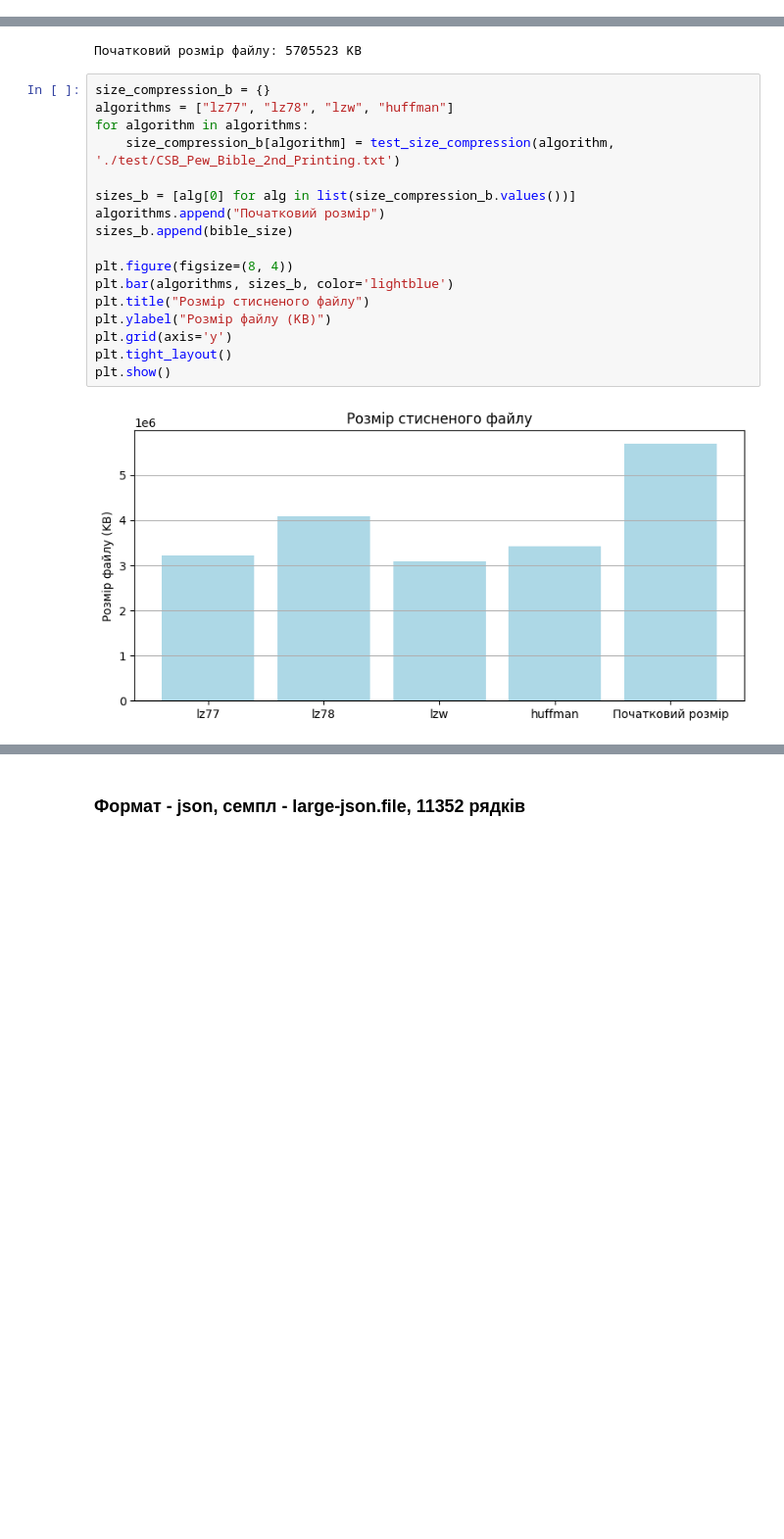
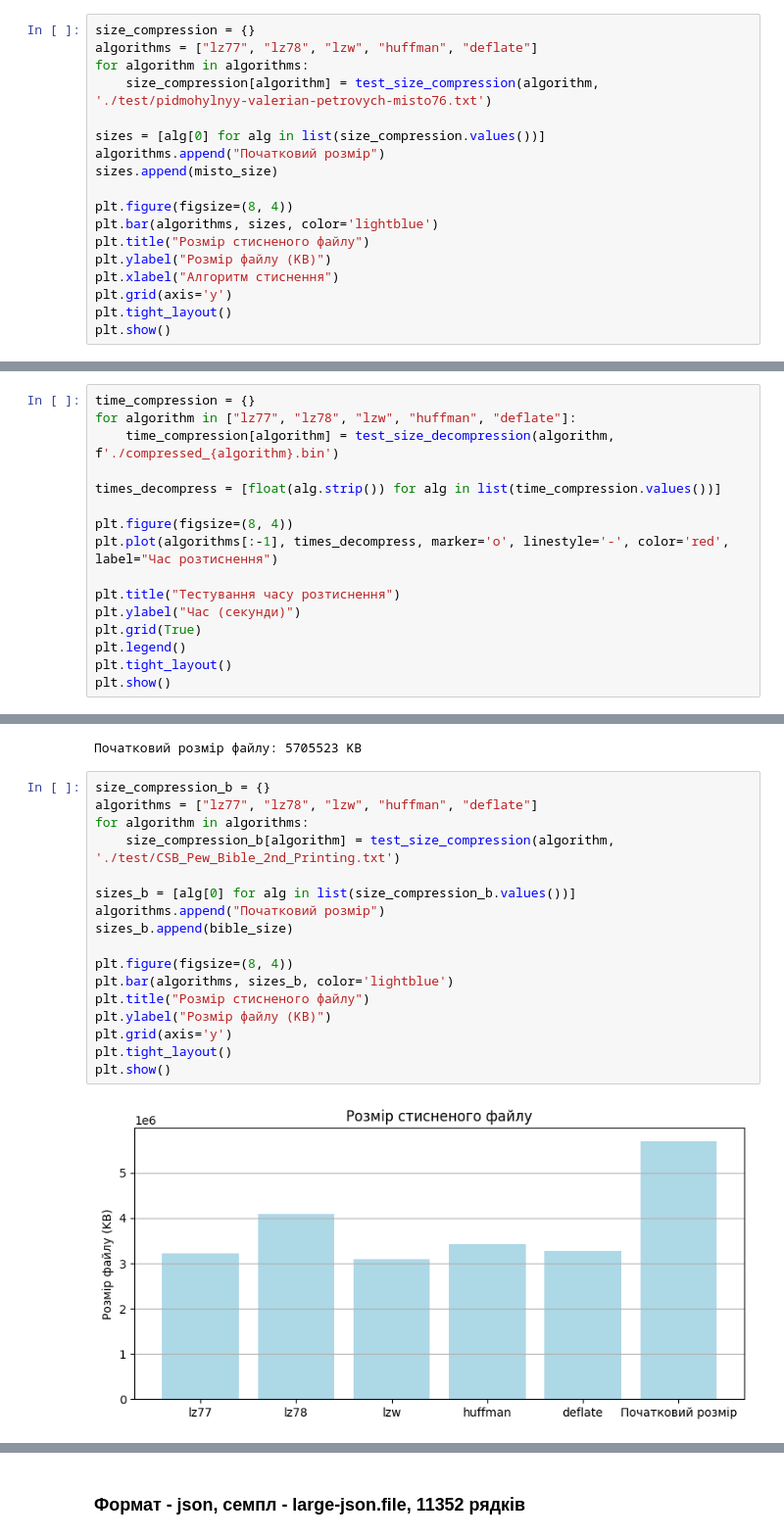
Before and after one commit to Luzefik/Exploration-of-data-compression-methods, a Jupyter notebook: testing_performance.ipynb, the cells around one changed output, grey strips where cells are left out. Shown at 98% size. Saved outputs shown, nothing was run; the diff lists cells and outputs as text; blank space fills up the shorter version.

```diff
--- a/testing_performance.ipynb
+++ b/testing_performance.ipynb
@@ -55,0 +53,18 @@ plt.show()
+# %%
+size_compression = {}
+algorithms = ["lz77", "lz78", "lzw", "huffman", "deflate"]
+for algorithm in algorithms:
+    size_compression[algorithm] = test_size_compression(algorithm, './test/pidmohylnyy-valerian-petrovych-misto76.txt')
+
+sizes = [alg[0] for alg in list(size_compression.values())]
+algorithms.append("Початковий розмір")
+sizes.append(misto_size)
+
+plt.figure(figsize=(8, 4))
+plt.bar(algorithms, sizes, color='lightblue')
+plt.title("Розмір стисненого файлу")
+plt.ylabel("Розмір файлу (KB)")
+plt.xlabel("Алгоритм стиснення")
+plt.grid(axis='y')
+plt.tight_layout()
+plt.show()
@@ -88,0 +87,16 @@ print(f'Час декомпресування алгоритмом Гаффма
+# %%
+time_compression = {}
+for algorithm in ["lz77", "lz78", "lzw", "huffman", "deflate"]:
+    time_compression[algorithm] = test_size_decompression(algorithm, f'./compressed_{algorithm}.bin')
+
+times_decompress = [float(alg.strip()) for alg in list(time_compression.values())]
+
+plt.figure(figsize=(8, 4))
+plt.plot(algorithms[:-1], times_decompress, marker='o', linestyle='-', color='red', label="Час розтиснення")
+
+plt.title("Тестування часу розтиснення")
+plt.ylabel("Час (секунди)")
+plt.grid(True)
+plt.legend()
+plt.tight_layout()
+plt.show()
@@ -97,23 +113,23 @@ print(f'Початковий розмір файлу: {bible_size} KB')
 Початковий розмір файлу: 5705523 KB
 # %%
 size_compression_b = {}
-algorithms = ["lz77", "lz78", "lzw", "huffman"]
+algorithms = ["lz77", "lz78", "lzw", "huffman", "deflate"]
 for algorithm in algorithms:
     size_compression_b[algorithm] = test_size_compression(algorithm, './test/CSB_Pew_Bible_2nd_Printing.txt')
 
 sizes_b = [alg[0] for alg in list(size_compression_b.values())]
 algorithms.append("Початковий розмір")
 sizes_b.append(bible_size)
 
 plt.figure(figsize=(8, 4))
 plt.bar(algorithms, sizes_b, color='lightblue')
 plt.title("Розмір стисненого файлу")
 plt.ylabel("Розмір файлу (KB)")
 plt.grid(axis='y')
 plt.tight_layout()
 plt.show()
 # %% [output]
-[figure, old version]
+[figure, new version]
 # %%
 times_b = [float(alg[1].strip()) for alg in list(size_compression_b.values())]
 
```
Also changed, not shown: parts of 43 cells of this notebook.
